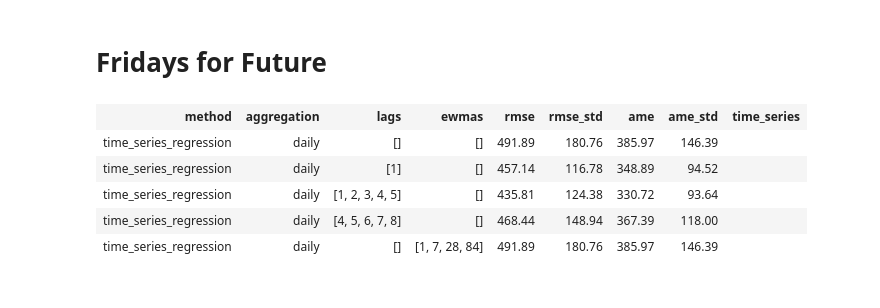
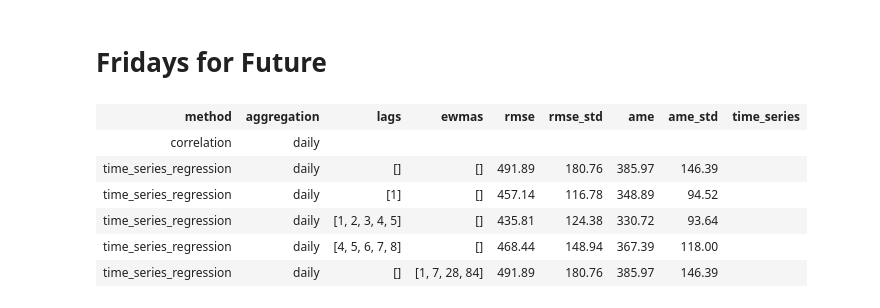
Before and after one commit to SocialChangeLab/media-impact-monitor, a Jupyter notebook: notebooks/2024-08-01-david-robustness.ipynb, the cells around one changed output. Drawn from its saved outputs; the diff is of its cells as text; code cells hidden in the pictures.

Commit message:
feat: add correlation

```diff
--- a/notebooks/2024-08-01-david-robustness.ipynb
+++ b/notebooks/2024-08-01-david-robustness.ipynb
@@ -1,5 +1,10 @@
 # %%
-from media_impact_monitor.impact import get_impact, ImpactSearch, time_series_regression
+from media_impact_monitor.impact import (
+    get_impact,
+    ImpactSearch,
+    correlation,
+    time_series_regression,
+)
 from media_impact_monitor.events import get_events, EventSearch
 from datetime import date
 from media_impact_monitor.trend import get_trend, TrendSearch
@@ -12,7 +17,7 @@ organizers = [organizers[0]]
 start_date = date(2022, 1, 1)
 end_date = date(2024, 1, 1)
 rows = []
-for method in ["time_series_regression"]:
+for method in ["correlation", "time_series_regression"]:
     trend = get_trend(
         TrendSearch(
             trend_type="keywords",
@@ -34,6 +39,18 @@ for method in ["time_series_regression"]:
         )
         aggregation = "daily"
         match method:
+            case "correlation":
+                row = dict(
+                    organizer=organizer,
+                    method=method,
+                    aggregation=aggregation,
+                )
+                ts, limitations = correlation(
+                    events=events,
+                    article_counts=trend,
+                )
+                row["time_series"] = " ".join(ts["correlation"].values.astype(str))
+                rows.append(row)
             case "time_series_regression":
                 for lags, ewmas in [
                     ([], []),
@@ -45,38 +62,40 @@ for method in ["time_series_regression"]:
                     ts, limitations = time_series_regression(
                         events=events,
                         article_counts=trend,
-                        aggregation=aggregation,
                         lags=lags,
                     )
                     row = dict(
                         organizer=organizer,
                         method=method,
                         aggregation=aggregation,
                         lags=lags,
                         ewmas=ewmas,
                     )
                     row["rmse"] = ts["rmse"].loc[7]
                     row["rmse_std"] = ts["rmse_std"].loc[7]
                     row["ame"] = ts["ame"].loc[7]
                     row["ame_std"] = ts["ame_std"].loc[7]
                     row["time_series"] = " ".join(ts["mean"].values.astype(str))
                     rows.append(row)
 df = pd.DataFrame(rows)
 for organizer in organizers:
     df_ = df[df["organizer"] == organizer].drop(columns="organizer")
+    # make "time_series" the last column
+    df_ = df_[[c for c in df_.columns if c != "time_series"] + ["time_series"]]
     html = (
         GT(df_)
         .fmt_number(columns=["rmse", "rmse_std", "ame", "ame_std"], decimals=2)
         .fmt_nanoplot(
             columns="time_series",
         )  # restriction in great_tables, only supports one nanoplot column
         .render("html")
     )
     display(HTML(f"<h1>{organizer}</h1>"))
     display(HTML(html))
 # %% [output]
 Fridays for Future
 | method | aggregation | lags | ewmas | rmse | rmse_std | ame | ame_std | time_series |
+| correlation | daily |  |  |  |  |  |  |  |
 | time_series_regression | daily | [] | [] | 491.89 | 180.76 | 385.97 | 146.39 |  |
 | time_series_regression | daily | [1] | [] | 457.14 | 116.78 | 348.89 | 94.52 |  |
 | time_series_regression | daily | [1, 2, 3, 4, 5] | [] | 435.81 | 124.38 | 330.72 | 93.64 |  |
```
Also changed, not shown: 3 other files.
